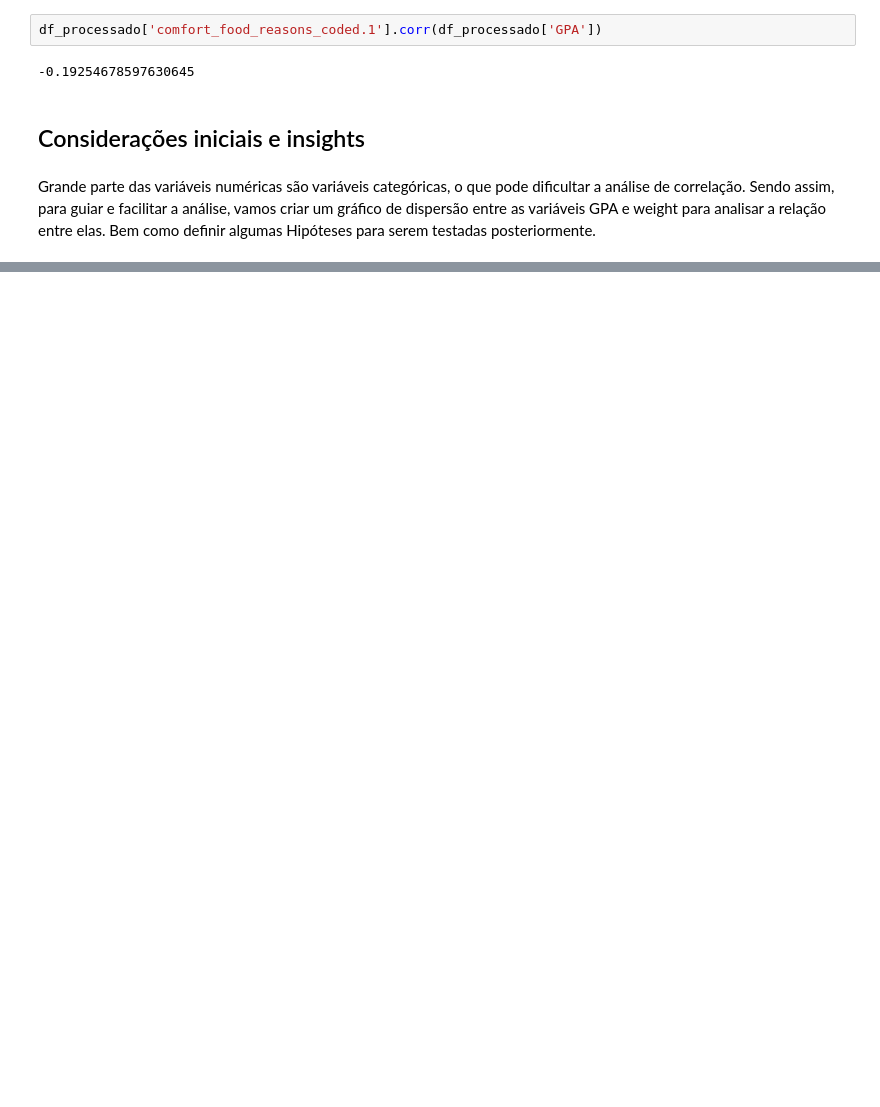
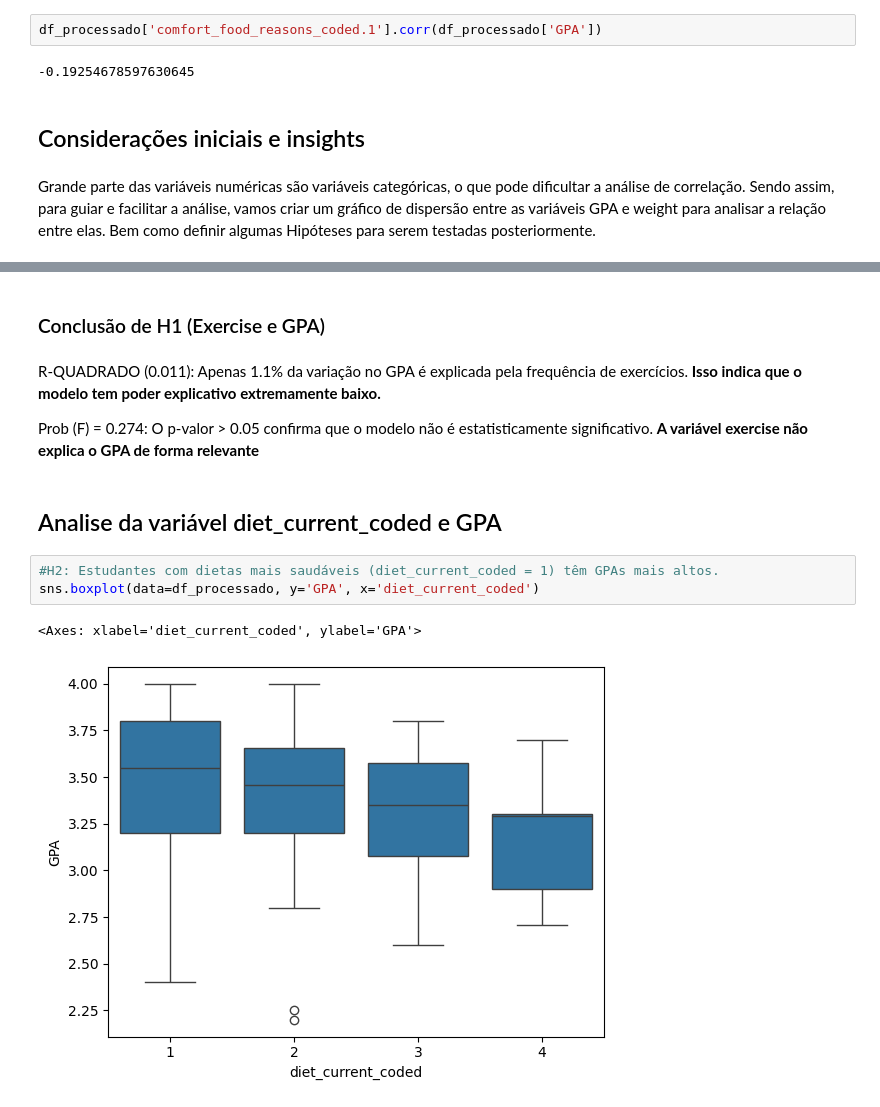
Before and after one commit to JhonasVoc/food_choice_projeto_1, a Jupyter notebook: notebooks/EDA.ipynb, the cells around one changed output, grey strips where cells are left out. Cells and saved outputs as stored; diff of their text form; blank space fills up the shorter version.

Commit message:
Analise inicial

```diff
--- a/notebooks/EDA.ipynb
+++ b/notebooks/EDA.ipynb
@@ -475,0 +523,14 @@ Não há interação clara entre a variavél 'weight' e 'GPA'.
+# %% [markdown]
+### Conclusão de H1 (Exercise e GPA) <br>
+# %% [markdown]
+R-QUADRADO (0.011): Apenas 1.1% da variação no GPA é explicada pela frequência de exercícios. **Isso indica que o modelo tem poder explicativo extremamente baixo.** <br>
+
+Prob (F) = 0.274: O p-valor > 0.05 confirma que o modelo não é estatisticamente significativo. **A variável exercise não explica o GPA de forma relevante**
+# %% [markdown]
+## Analise da variável diet_current_coded e GPA
+# %%
+#H2: Estudantes com dietas mais saudáveis (diet_current_coded = 1) têm GPAs mais altos.
+sns.boxplot(data=df_processado, y='GPA', x='diet_current_coded')
+# %% [output]
+<Axes: xlabel='diet_current_coded', ylabel='GPA'>
+[figure, added]
```
Also changed, not shown: parts of 24 cells of this notebook, 4 other files.
